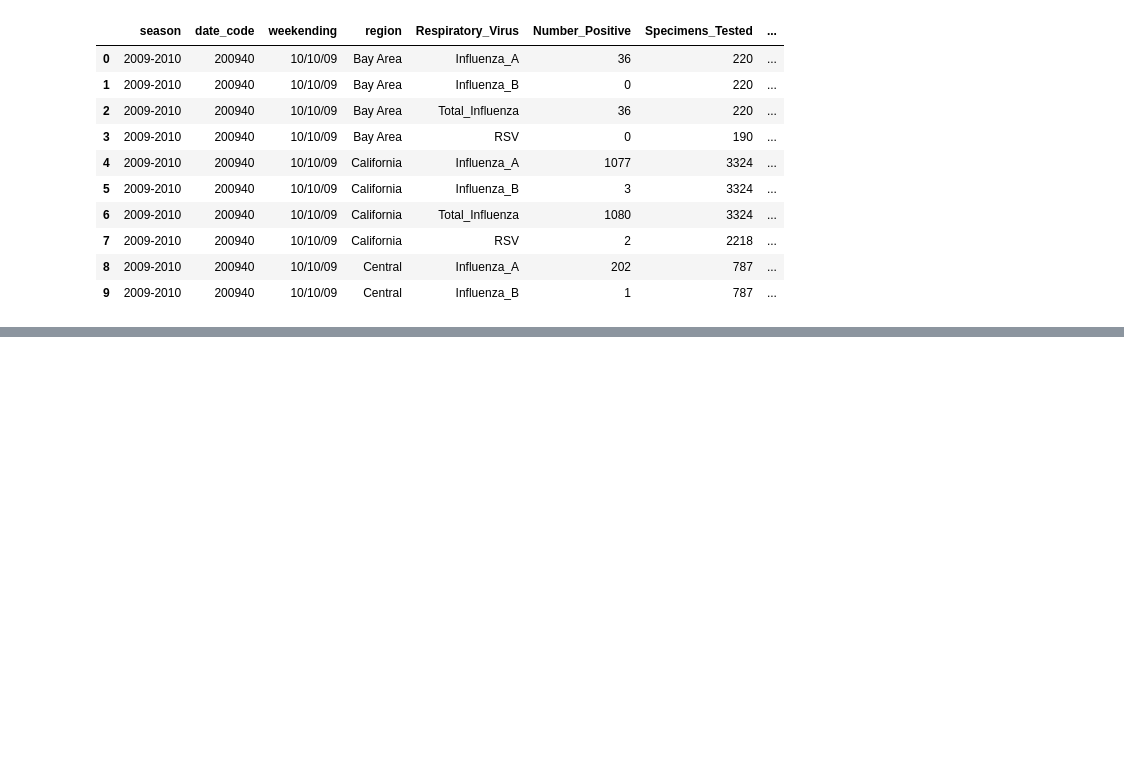
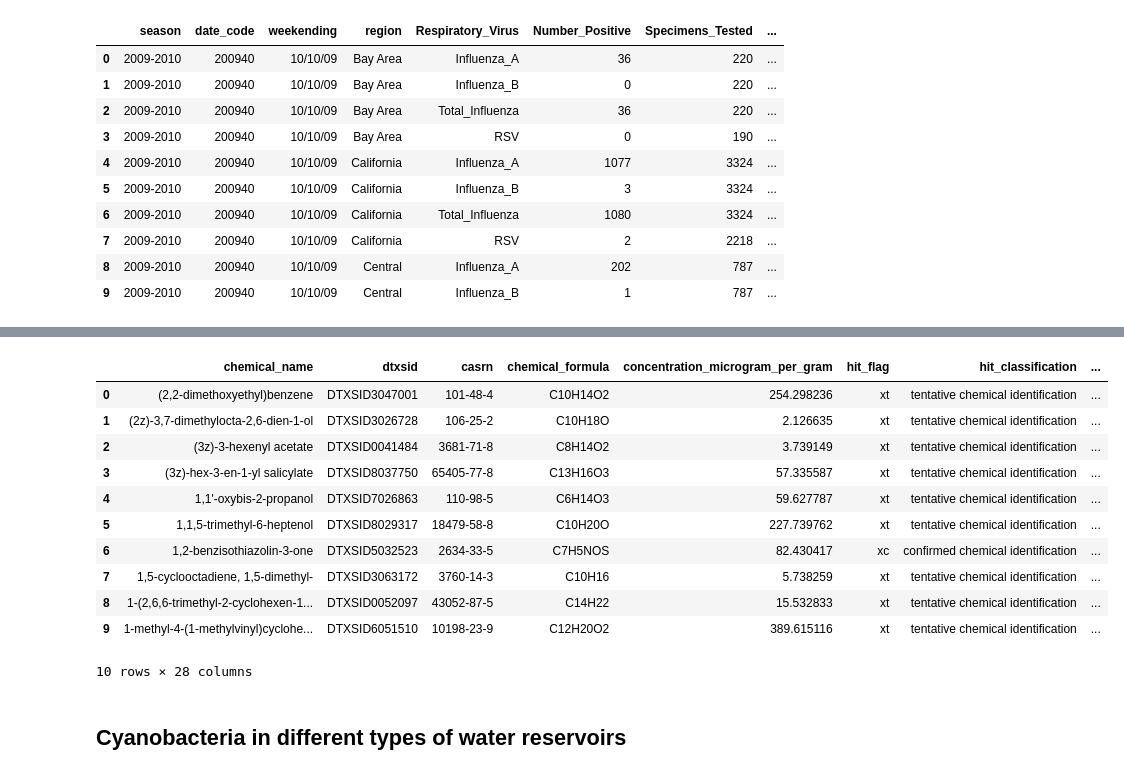
Before and after one commit to angeliki-tzanou/datasci_1_loading, a Jupyter notebook: HHA_507_Assignment_1.ipynb, the cells around one changed output, grey strips where cells are left out. Cells and saved outputs as stored; diff of their text form; code cells hidden in the pictures; blank space fills up the shorter version.

```diff
--- a/HHA_507_Assignment_1.ipynb
+++ b/HHA_507_Assignment_1.ipynb
@@ -78,0 +101,19 @@ df4.head(10)
+# %%
+df_xlsx2 = pd.read_excel("1chemicals_in_consumer_prods.xlsx")
+# %%
+df_xlsx2.head(10)
+# %% [output]
+|  | chemical_name | dtxsid | casrn | chemical_formula | concentration_microgram_per_gram | hit_flag | hit_classification | ... |
+| 0 | (2,2-dimethoxyethyl)benzene | DTXSID3047001 | 101-48-4 | C10H14O2 | 254.298236 | xt | tentative chemical identification | ... |
+| 1 | (2z)-3,7-dimethylocta-2,6-dien-1-ol | DTXSID3026728 | 106-25-2 | C10H18O | 2.126635 | xt | tentative chemical identification | ... |
+| 2 | (3z)-3-hexenyl acetate | DTXSID0041484 | 3681-71-8 | C8H14O2 | 3.739149 | xt | tentative chemical identification | ... |
+| 3 | (3z)-hex-3-en-1-yl salicylate | DTXSID8037750 | 65405-77-8 | C13H16O3 | 57.335587 | xt | tentative chemical identification | ... |
+| 4 | 1,1'-oxybis-2-propanol | DTXSID7026863 | 110-98-5 | C6H14O3 | 59.627787 | xt | tentative chemical identification | ... |
+| 5 | 1,1,5-trimethyl-6-heptenol | DTXSID8029317 | 18479-58-8 | C10H20O | 227.739762 | xt | tentative chemical identification | ... |
+| 6 | 1,2-benzisothiazolin-3-one | DTXSID5032523 | 2634-33-5 | C7H5NOS | 82.430417 | xc | confirmed chemical identification | ... |
+| 7 | 1,5-cyclooctadiene, 1,5-dimethyl- | DTXSID3063172 | 3760-14-3 | C10H16 | 5.738259 | xt | tentative chemical identification | ... |
+| 8 | 1-(2,6,6-trimethyl-2-cyclohexen-1... | DTXSID0052097 | 43052-87-5 | C14H22 | 15.532833 | xt | tentative chemical identification | ... |
+| 9 | 1-methyl-4-(1-methylvinyl)cyclohe... | DTXSID6051510 | 10198-23-9 | C12H20O2 | 389.615116 | xt | tentative chemical identification | ... |
+10 rows × 28 columns
+# %% [markdown]
+## Cyanobacteria in different types of water reservoirs
```
Also changed, not shown: parts of 11 cells of this notebook.
